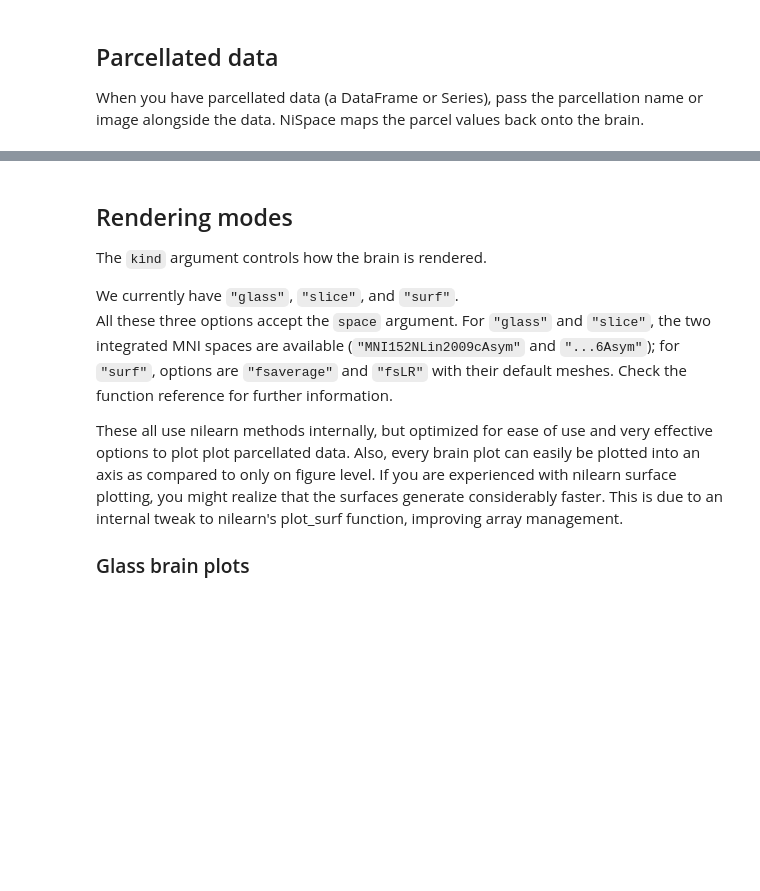
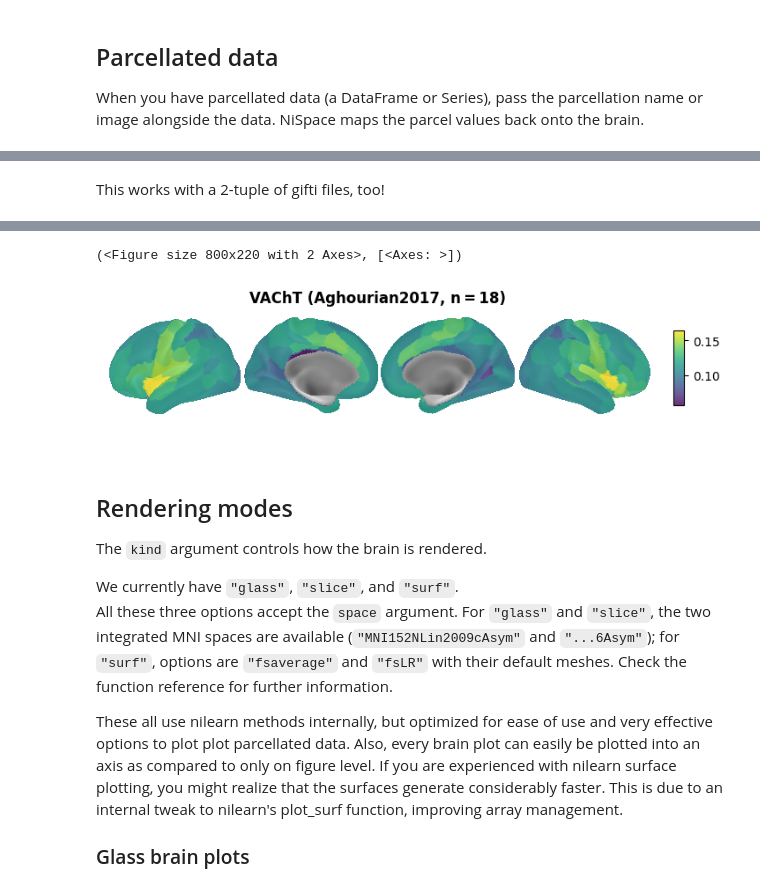
Before and after one commit to LeonDLotter/NiSpace, a Jupyter notebook: docs/nb_introduction/intro8_brainplot.ipynb, the cells around one changed output, grey strips where cells are left out. Saved outputs shown, nothing was run; the diff lists cells and outputs as text; code cells hidden in the pictures; blank space fills up the shorter version.

```diff
--- a/docs/nb_introduction/intro8_brainplot.ipynb
+++ b/docs/nb_introduction/intro8_brainplot.ipynb
@@ -82,0 +109,10 @@ INFO | 22/05/26 14:48:04 | nispace.plotting: brainplot: kind='glass', img_mode='
+# %% [markdown]
+This works with a 2-tuple of gifti files, too!
+# %%
+# load parcellation gifti files directly
+parc_giftis = fetch_parcellation("Schaefer200", verbose=False).get_image("fsLR")
+print("Parcellation giftis:", type(parc_giftis))
+
+# plot
+brainplot(vacht, parcellation=parc_giftis, space="fsLR")
+# %% [output]
@@ -83,3 +125,5 @@ INFO | 22/05/26 14:48:04 | nispace.plotting: brainplot: kind='glass', img_mode='
+(<Figure size 800x220 with 2 Axes>, [<Axes: >])
+[figure, added]
 # %% [markdown]
 ## Rendering modes
 
```
Also changed, not shown: parts of 16 cells of this notebook, 2 other files.
